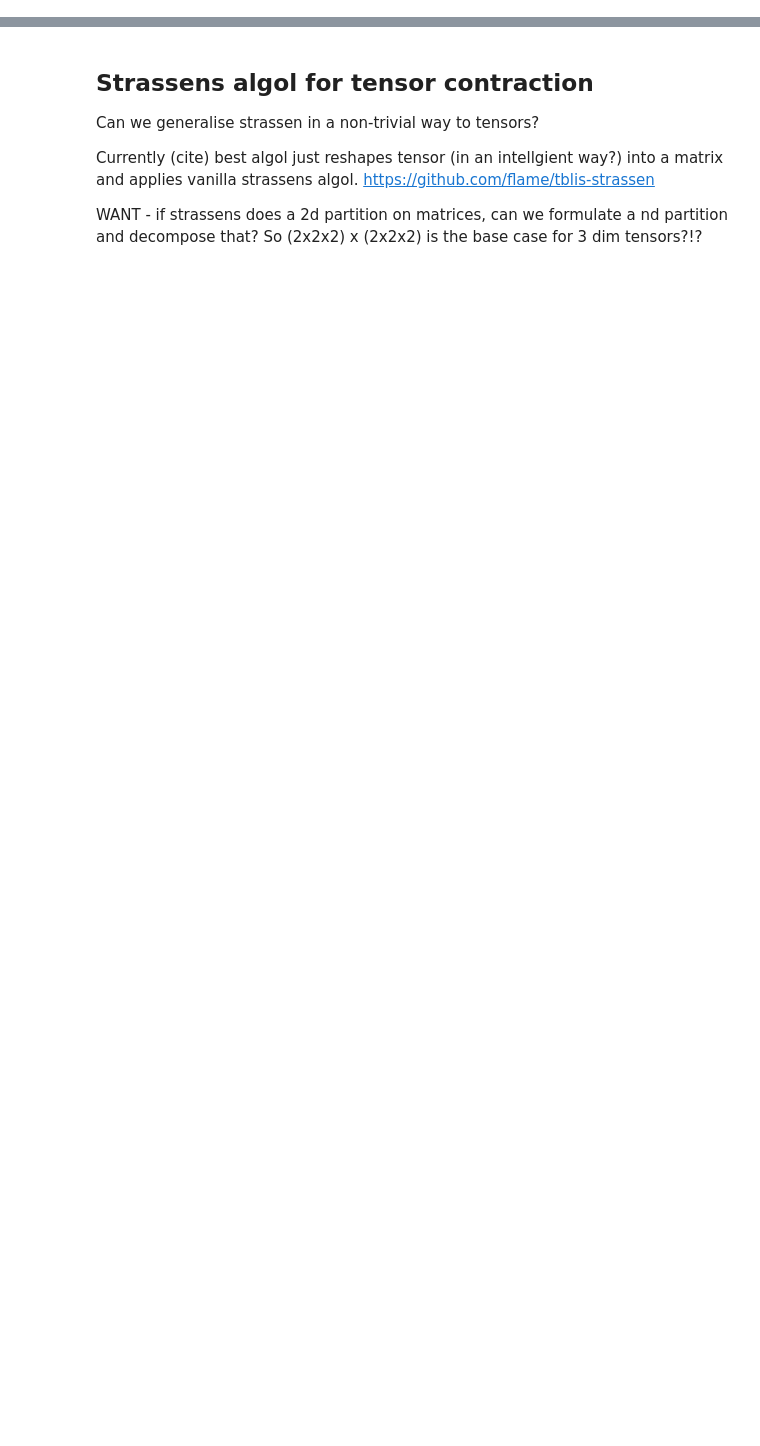
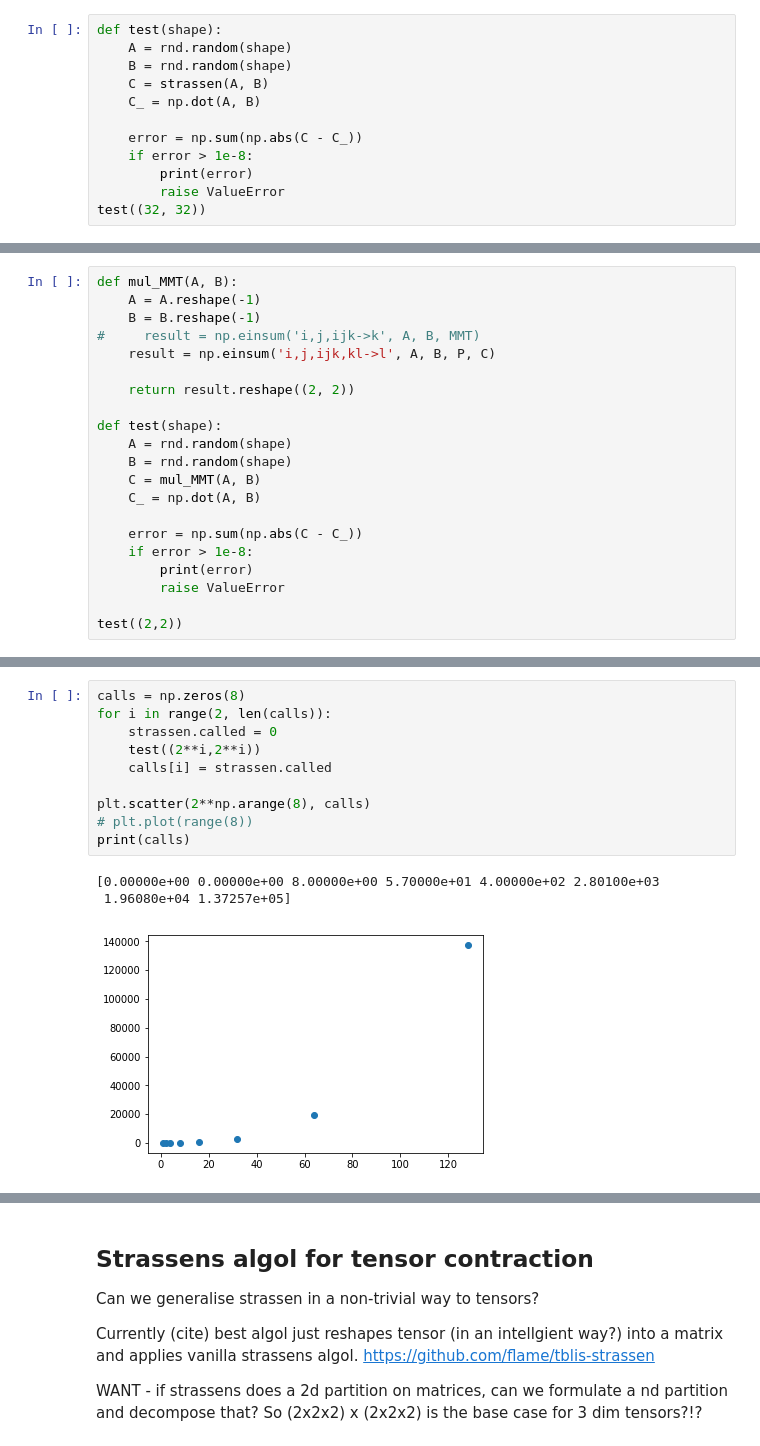
Before and after one commit to act65/datasci, a Jupyter notebook: tensor-networks/matmul.ipynb, the cells around one changed output, grey strips where cells are left out. Saved outputs shown, nothing was run; the diff lists cells and outputs as text; blank space fills up the shorter version.

```diff
--- a/tensor-networks/matmul-tensor.ipynb
+++ b/tensor-networks/matmul.ipynb
@@ -67,0 +94,12 @@ ok.
+# %%
+def test(shape):
+    A = rnd.random(shape)
+    B = rnd.random(shape)
+    C = strassen(A, B)
+    C_ = np.dot(A, B)
+
+    error = np.sum(np.abs(C - C_))
+    if error > 1e-8:
+        print(error)
+        raise ValueError
+test((32, 32))
@@ -67,0 +173,21 @@ ok.
+# %%
+def mul_MMT(A, B):
+    A = A.reshape(-1)
+    B = B.reshape(-1)
+#     result = np.einsum('i,j,ijk->k', A, B, MMT)
+    result = np.einsum('i,j,ijk,kl->l', A, B, P, C)
+
+    return result.reshape((2, 2))
+
+def test(shape):
+    A = rnd.random(shape)
+    B = rnd.random(shape)
+    C = mul_MMT(A, B)
+    C_ = np.dot(A, B)
+
+    error = np.sum(np.abs(C - C_))
+    if error > 1e-8:
+        print(error)
+        raise ValueError
+
+test((2,2))
@@ -67,0 +201,14 @@ ok.
+# %%
+calls = np.zeros(8)
+for i in range(2, len(calls)):
+    strassen.called = 0
+    test((2**i,2**i))
+    calls[i] = strassen.called
+
+plt.scatter(2**np.arange(8), calls)
+# plt.plot(range(8))
+print(calls)
+# %% [output]
+[0.00000e+00 0.00000e+00 8.00000e+00 5.70000e+01 4.00000e+02 2.80100e+03
+ 1.96080e+04 1.37257e+05]
+[figure, added]
```
Also changed, not shown: parts of 36 cells of this notebook, 1 other file.
